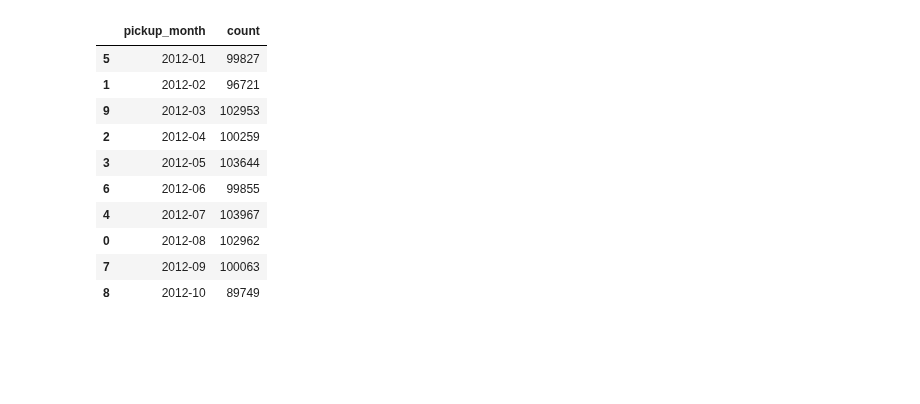
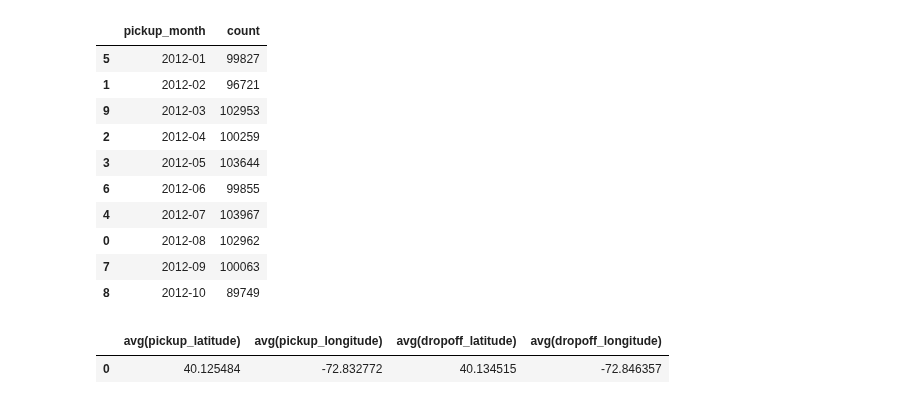
Before and after one commit to gabfr/data-engineering-nanodegree, a Jupyter notebook: explorations/nyc-taxi-challenge.ipynb, the cells around one changed output. Drawn from its saved outputs; the diff is of its cells as text; code cells hidden in the pictures; blank space fills up the shorter version.

```diff
--- a/explorations/nyc-taxi-challenge.ipynb
+++ b/explorations/nyc-taxi-challenge.ipynb
@@ -407,39 +405,30 @@ trips_per_month.limit(10).toPandas().sort_values(by=['pickup_month'])
 # %%
 import pandas as pd
 import geopandas
 import matplotlib.pyplot as plt
 
-# dropoff_datetime
-# dropoff_latitude
-# dropoff_longitude
-# fare_amount
-# passenger_count
-# payment_type
-# pickup_datetime
-# pickup_latitude
-# pickup_longitude
-# rate_code
-# store_and_fwd_flag
-# surcharge
-# tip_amount
-# tolls_amount
-# total_amount
-# trip_distance
-# vendor_id
 
 trips_from_2012 = (
     trips_df.withColumn('pickup_datetime_ts', to_timestamp(col('pickup_datetime'), "yyyy-MM-dd'T'HH:mm:ss"))
             .withColumn('pickup_year', date_format(to_date(col('pickup_datetime_ts'), 'yyyy-MM-dd'), 'yyyy'))
             .withColumn('pickup_month', date_format(to_date(col('pickup_datetime_ts'), 'yyyy-MM'), 'yyyy-MM'))
             .withColumn('pickup_date', to_date(col('pickup_datetime_ts'), 'yyyy-MM-dd'))
             .where(col('pickup_month') == '2012-10')
             .select(
-                'pickup_datetime_ts',
                 'pickup_latitude',
                 'pickup_longitude',
                 'dropoff_latitude',
                 'dropoff_longitude'
             )
 )
 
+trips_from_2012_avg = trips_from_2012.groupBy().avg()
+
 trips_from_2012_pd_df = trips_from_2012.toPandas()
+
+trips_from_2012_avg_pd_df = trips_from_2012_avg.toPandas()
+
+trips_from_2012_avg_pd_df
+# %% [output]
+|  | avg(pickup_latitude) | avg(pickup_longitude) | avg(dropoff_latitude) | avg(dropoff_longitude) |
+| 0 | 40.125484 | -72.832772 | 40.134515 | -72.846357 |
```
Also changed, not shown: parts of 6 cells of this notebook, 1 other file.
